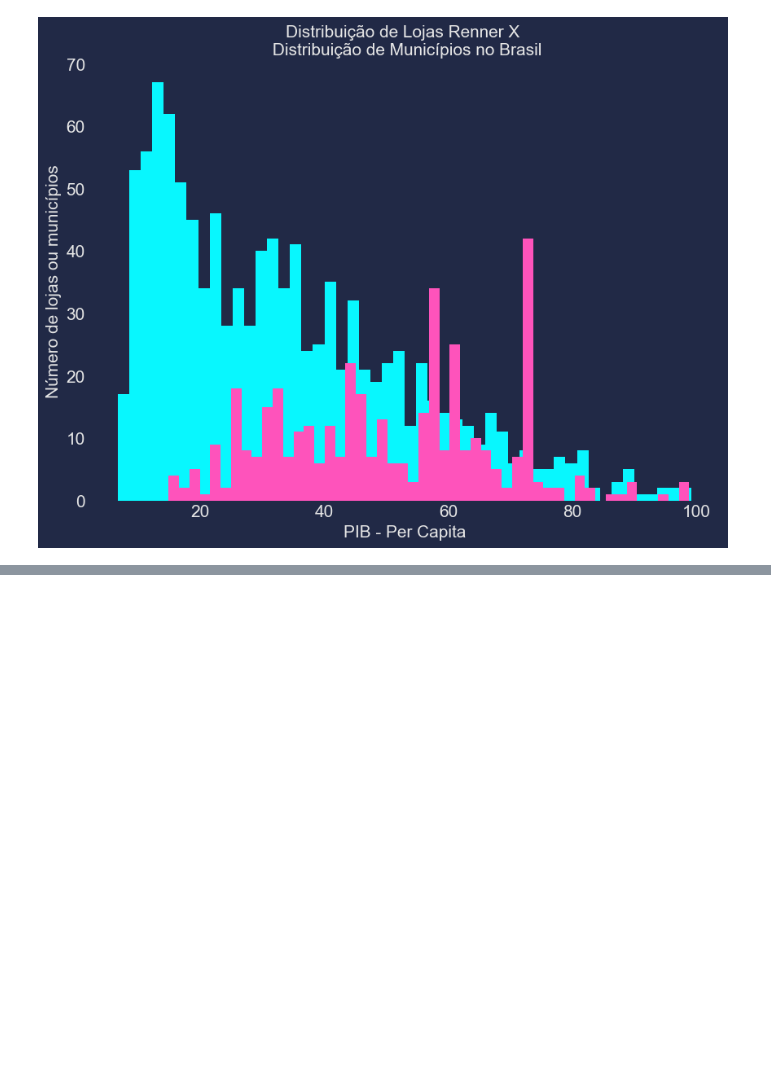
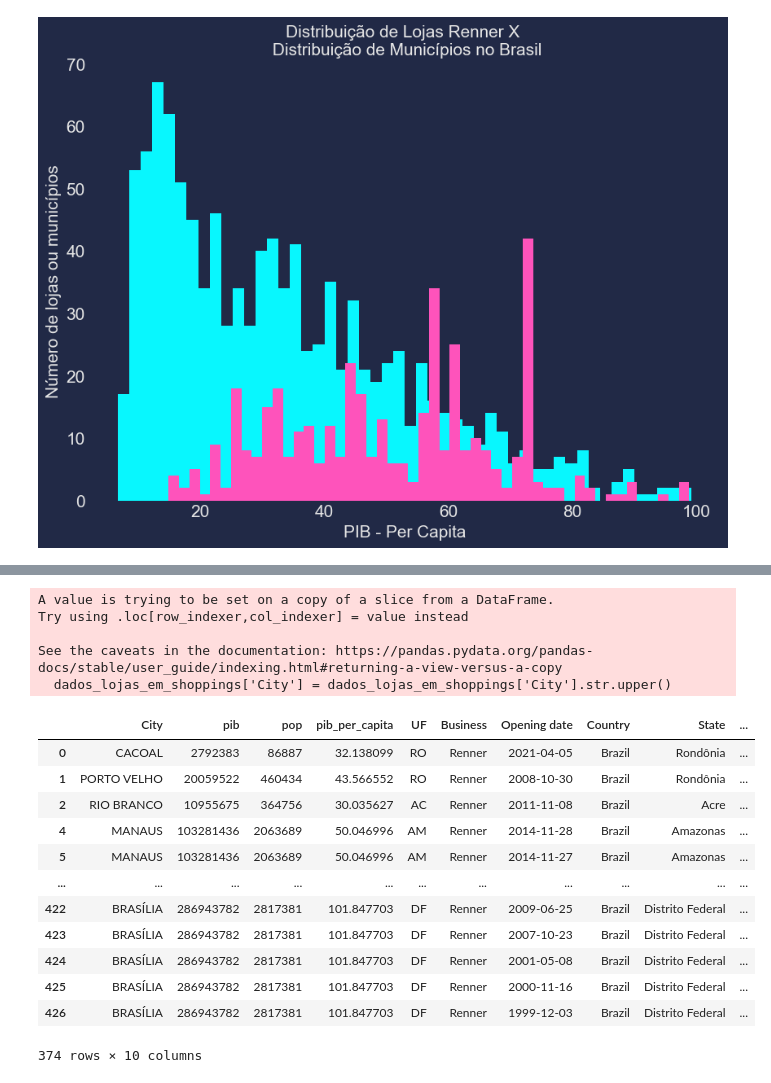
Before and after one commit to edigarmaia/python-mercado-financeiro, a Jupyter notebook: Analise Fundamentalista com Dados.ipynb, the cells around one changed output, grey strips where cells are left out. Cells and saved outputs as stored; diff of their text form; code cells hidden in the pictures; blank space fills up the shorter version.

```diff
--- a/Analise Fundamentalista com Dados.ipynb
+++ b/Analise Fundamentalista com Dados.ipynb
@@ -391,0 +438,25 @@ dados_shoppings['City'] = dados
+# %%
+dados_lojas_em_shoppings = dados_lojas_economia[dados_lojas_economia['Shopping Mall / Street'] == 'Shopping Mall']
+
+dados_lojas_em_shoppings['City'] = dados_lojas_em_shoppings['City'].str.upper()
+
+dados_lojas_em_shoppings
+# %% [output]
+A value is trying to be set on a copy of a slice from a DataFrame.
+Try using .loc[row_indexer,col_indexer] = value instead
+
+See the caveats in the documentation: https://pandas.pydata.org/pandas-docs/stable/user_guide/indexing.html#returning-a-view-versus-a-copy
+  dados_lojas_em_shoppings['City'] = dados_lojas_em_shoppings['City'].str.upper()
+|  | City | pib | pop | pib_per_capita | UF | Business | Opening date | Country | State | ... |
+| 0 | CACOAL | 2792383 | 86887 | 32.138099 | RO | Renner | 2021-04-05 | Brazil | Rondônia | ... |
+| 1 | PORTO VELHO | 20059522 | 460434 | 43.566552 | RO | Renner | 2008-10-30 | Brazil | Rondônia | ... |
+| 2 | RIO BRANCO | 10955675 | 364756 | 30.035627 | AC | Renner | 2011-11-08 | Brazil | Acre | ... |
+| 4 | MANAUS | 103281436 | 2063689 | 50.046996 | AM | Renner | 2014-11-28 | Brazil | Amazonas | ... |
+| 5 | MANAUS | 103281436 | 2063689 | 50.046996 | AM | Renner | 2014-11-27 | Brazil | Amazonas | ... |
+| ... | ... | ... | ... | ... | ... | ... | ... | ... | ... | ... |
+| 422 | BRASÍLIA | 286943782 | 2817381 | 101.847703 | DF | Renner | 2009-06-25 | Brazil | Distrito Federal | ... |
+| 423 | BRASÍLIA | 286943782 | 2817381 | 101.847703 | DF | Renner | 2007-10-23 | Brazil | Distrito Federal | ... |
+| 424 | BRASÍLIA | 286943782 | 2817381 | 101.847703 | DF | Renner | 2001-05-08 | Brazil | Distrito Federal | ... |
+| 425 | BRASÍLIA | 286943782 | 2817381 | 101.847703 | DF | Renner | 2000-11-16 | Brazil | Distrito Federal | ... |
+| 426 | BRASÍLIA | 286943782 | 2817381 | 101.847703 | DF | Renner | 1999-12-03 | Brazil | Distrito Federal | ... |
+374 rows × 10 columns
```
Also changed, not shown: parts of 24 cells of this notebook.
